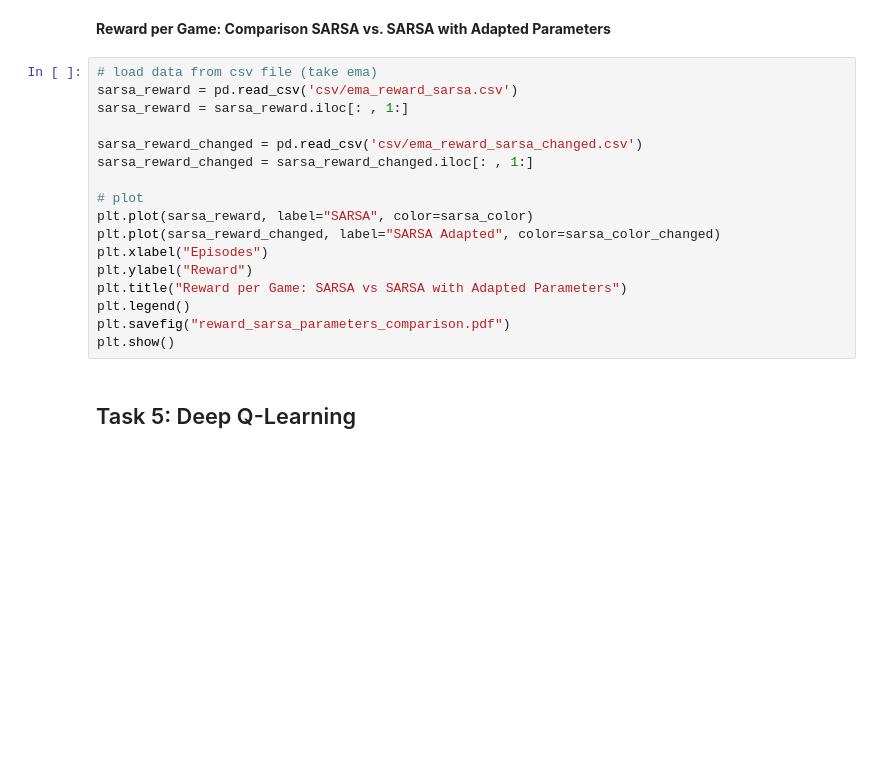
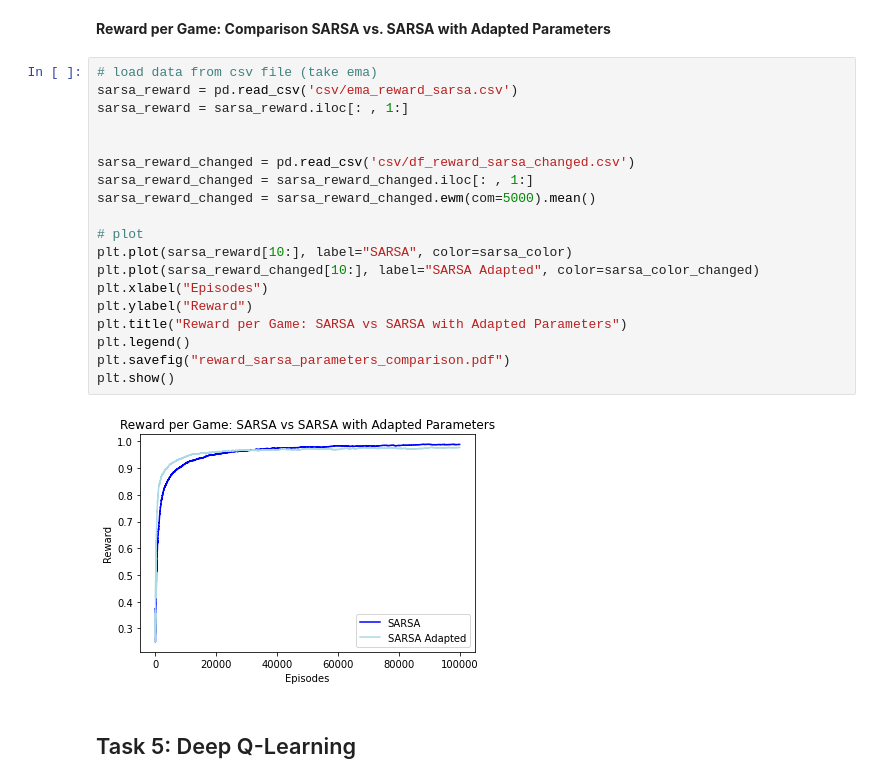
Before and after one commit to ukarag/ReinforcementLearning, a Jupyter notebook: Assignment.ipynb, the cells around one changed output. Drawn from its saved outputs; the diff is of its cells as text; blank space fills up the shorter version.

```diff
--- a/Assignment.ipynb
+++ b/Assignment.ipynb
@@ -352,20 +373,24 @@ plt.show()
 # %%
 # load data from csv file (take ema)
 sarsa_reward = pd.read_csv('csv/ema_reward_sarsa.csv')
 sarsa_reward = sarsa_reward.iloc[: , 1:]
 
-sarsa_reward_changed = pd.read_csv('csv/ema_reward_sarsa_changed.csv')
+
+sarsa_reward_changed = pd.read_csv('csv/df_reward_sarsa_changed.csv')
 sarsa_reward_changed = sarsa_reward_changed.iloc[: , 1:]
+sarsa_reward_changed = sarsa_reward_changed.ewm(com=5000).mean()
 
 # plot
-plt.plot(sarsa_reward, label="SARSA", color=sarsa_color)
-plt.plot(sarsa_reward_changed, label="SARSA Adapted", color=sarsa_color_changed)
+plt.plot(sarsa_reward[10:], label="SARSA", color=sarsa_color)
+plt.plot(sarsa_reward_changed[10:], label="SARSA Adapted", color=sarsa_color_changed)
 plt.xlabel("Episodes")
 plt.ylabel("Reward")
 plt.title("Reward per Game: SARSA vs SARSA with Adapted Parameters")
 plt.legend()
 plt.savefig("reward_sarsa_parameters_comparison.pdf")
 plt.show()
+# %% [output]
+[figure, added]
 # %% [markdown]
 ## Task 5: Deep Q-Learning
 # %% [markdown]
```
Also changed, not shown: parts of 15 cells of this notebook, 40 other files.
